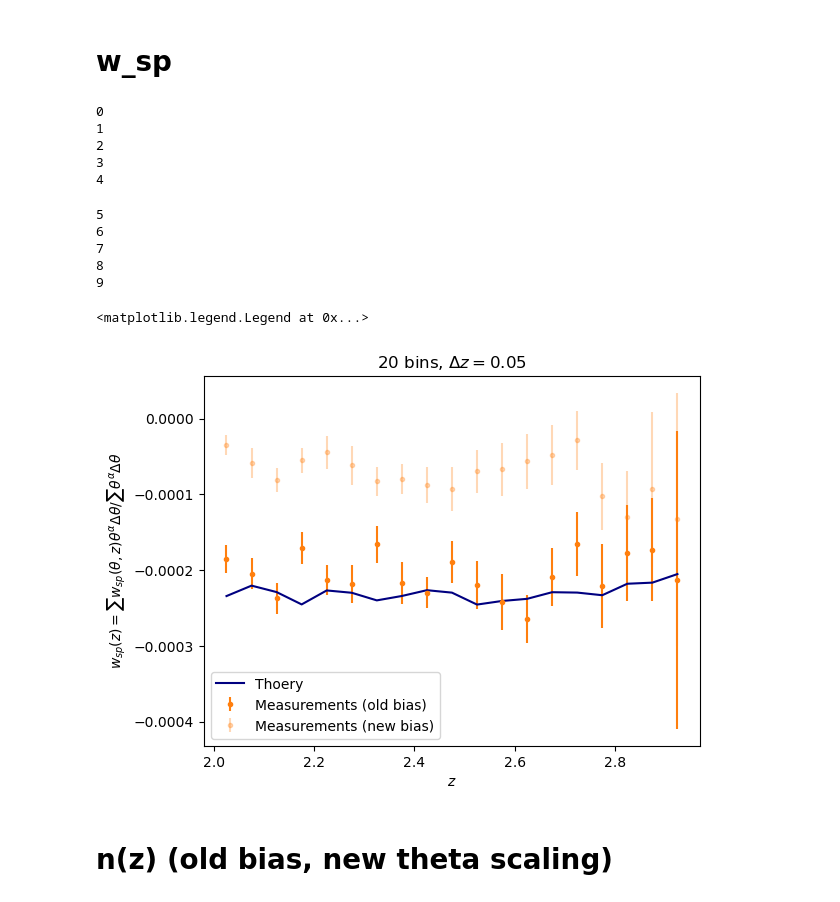
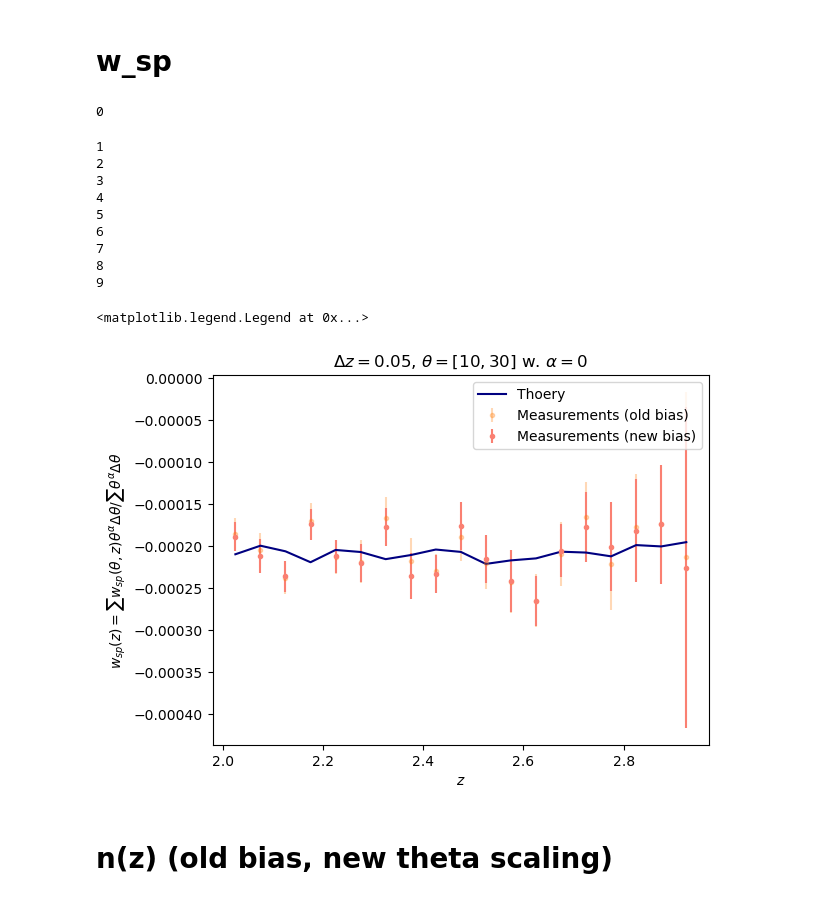
Before and after one commit to hangqianjun/lya_forest_clustering_z, a Jupyter notebook: notebooks/theory_double_integ.ipynb, the cells around one changed output. Saved outputs shown, nothing was run; the diff lists cells and outputs as text; code cells hidden in the pictures.

```diff
--- a/notebooks/theory_double_integ.ipynb
+++ b/notebooks/theory_double_integ.ipynb
@@ -1596,7 +1765,7 @@ for itheta in range(Ntheta):
     for jdz in range(19):
         zmean=Z_20[jdz]
         dz=0.05
-        beta = omega_m_z(zmean)**0.55/bias_law(zmean)
+        beta = omega_m_z(zmean)**0.55/bias_law_gal(zmean)
         not_limb_1030=wnotLimber_rsd_theta(zmean,dz, Theta_10_30[itheta], beta)
         #not_limb_3050=wnotLimber_theta(zmean,dz, Theta_30_50[itheta])
 
@@ -2046,29 +2118,2 @@ for ii in range(20):
     denom = sum(Theta_10_30_bincen**alpha*dTheta_10_30)
     Wss_theta1030_dz05_rsd_mean[ii] = sum(Wss_theta1030_dz05_rsd[:,ii]*Theta_10_30_bincen**alpha*dTheta_10_30)/denom
-# %%
-# beta fixed version:
-
-# w_ss
-Z_20=[2.025+i*0.05 for i in range(20)]
-Dz=0.05
-
-Ntheta=10
-Theta_10_30_edges = np.logspace(np.log10(10),np.log10(30),Ntheta+1)
-Theta_10_30_bincen = (Theta_10_30_edges[1:] + Theta_10_30_edges[:-1])/2.
-dTheta_10_30=np.array([Theta_10_30_edges[i+1]-Theta_10_30_edges[i] for i in range(Ntheta)])
-
-#beta_law = beta_law_lya
-bias_law = bias_law_lya
-
-Wss_theta1030_dz05_rsd2=np.zeros((Ntheta,20))
-
-# here need to compute beta and update it for every z:
-for itheta in range(Ntheta):
-    print(itheta)
-    for jdz in range(19):
-        zmean=Z_20[jdz]
-        beta=1.5
-        bias=bias_law(zmean)
-        theta = Theta_10_30_bincen[itheta]
-        Wss_theta1030_dz05_rsd2[itheta, jdz] = wnotLimber_rsd_theta(zmean, Dz, theta, beta)
-        Wss_theta1030_dz05_rsd2[itheta, jdz]*=bias**2
@@ -2086,8 +2119,0 @@ for itheta in range(Ntheta):
-# %%
-# combine:
-alpha=0
-Wss_theta1030_dz05_rsd_mean2 = np.zeros(20)
-for ii in range(20):
-    #denom = (Theta_10_30_edges[-1]**(alpha+1)-Theta_10_30_edges[0]**(alpha+1))/(alpha+1)
-    denom = sum(Theta_10_30_bincen**alpha*dTheta_10_30)
-    Wss_theta1030_dz05_rsd_mean2[ii] = sum(Wss_theta1030_dz05_rsd2[:,ii]*Theta_10_30_bincen**alpha*dTheta_10_30)/denom
@@ -2126,7 +2172,7 @@ nz_law = nz_gal_law
 beta_law1 = beta_law_gal #this is for galaxy
 beta_law2 = beta_law_lya # this is for lya
 bias_law1 = bias_law_gal
-bias_law2 = bias_law_lya
+bias_law2 = bias_law_lya_mod
 
 Wsp_theta1030_dz05_rsd=np.zeros((Ntheta,20))
 
@@ -2139,10 +2185,10 @@ for itheta in range(Ntheta):
                                                        bias_law2=bias_law2)
 # %% [output]
 0
-1
-2
-3
-4
+1
+2
+3
+4
 5
 6
 7
@@ -2167,13 +2205,13 @@ wsp_measure_new= np.loadtxt(root + "w_sp-raw-thetacomb-alpha-0-min-10-max-30.txt
 # %%
 # plot:
-plt.errorbar(Z_20, wsp_measure_old[:,0], yerr=wsp_measure_old[:,1], fmt='.', label='Measurements (old bias)',color='C1')
-plt.errorbar(Z_20, wsp_measure_new[:,0], yerr=wsp_measure_new[:,1], fmt='.', label='Measurements (new bias)',color='C1', alpha=0.3)
+plt.errorbar(Z_20, wsp_measure_old[:,0], yerr=wsp_measure_old[:,1], fmt='.', label='Measurements (old bias)',color='C1', alpha=0.3)
+plt.errorbar(Z_20, wsp_measure_new[:,0], yerr=wsp_measure_new[:,1], fmt='.', label='Measurements (new bias)',color='salmon')
 plt.plot(Z_20[:-1], Wsp_theta1030_dz05_rsd_mean[:-1], label="Thoery",color='navy')
 #plt.ylim([0,0.0015])
-plt.title("20 bins, $\\Delta z = 0.05$")
+plt.title("$\\Delta z = 0.05$, $\\theta=[10,30]$ w. $\\alpha=0$")
 plt.xlabel("$z$")
 plt.ylabel("$w_{sp}(z) = \\sum w_{sp}(\\theta, z)\\theta^{\\alpha}  \\Delta \\theta/\\sum \\theta^{\\alpha} \\Delta \\theta$")
 plt.legend()
 # %% [output]
 <matplotlib.legend.Legend at 0x...>
-[figure, old version]
+[figure, new version]
```
Also changed, not shown: parts of 102 cells of this notebook, 29 other files.
